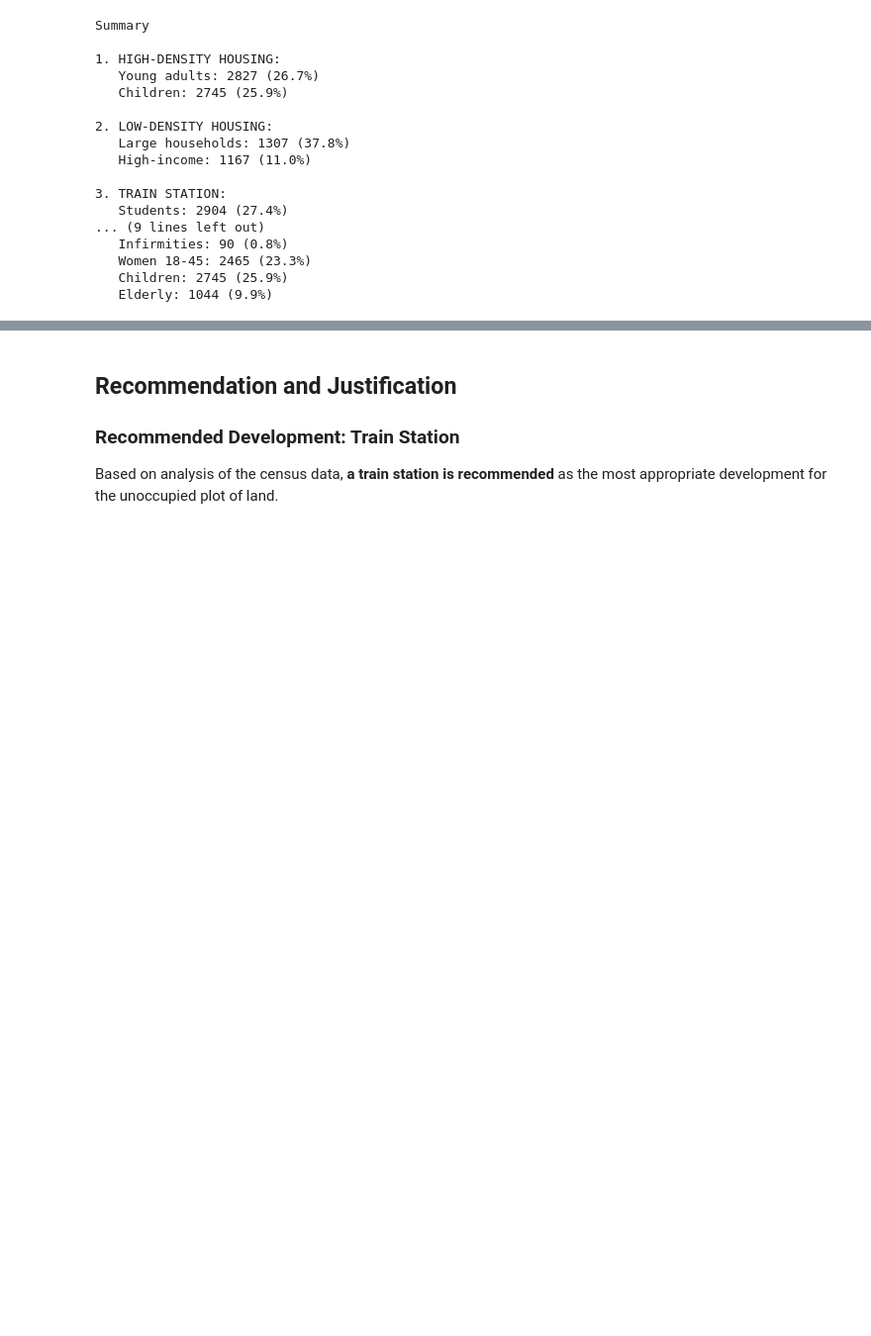
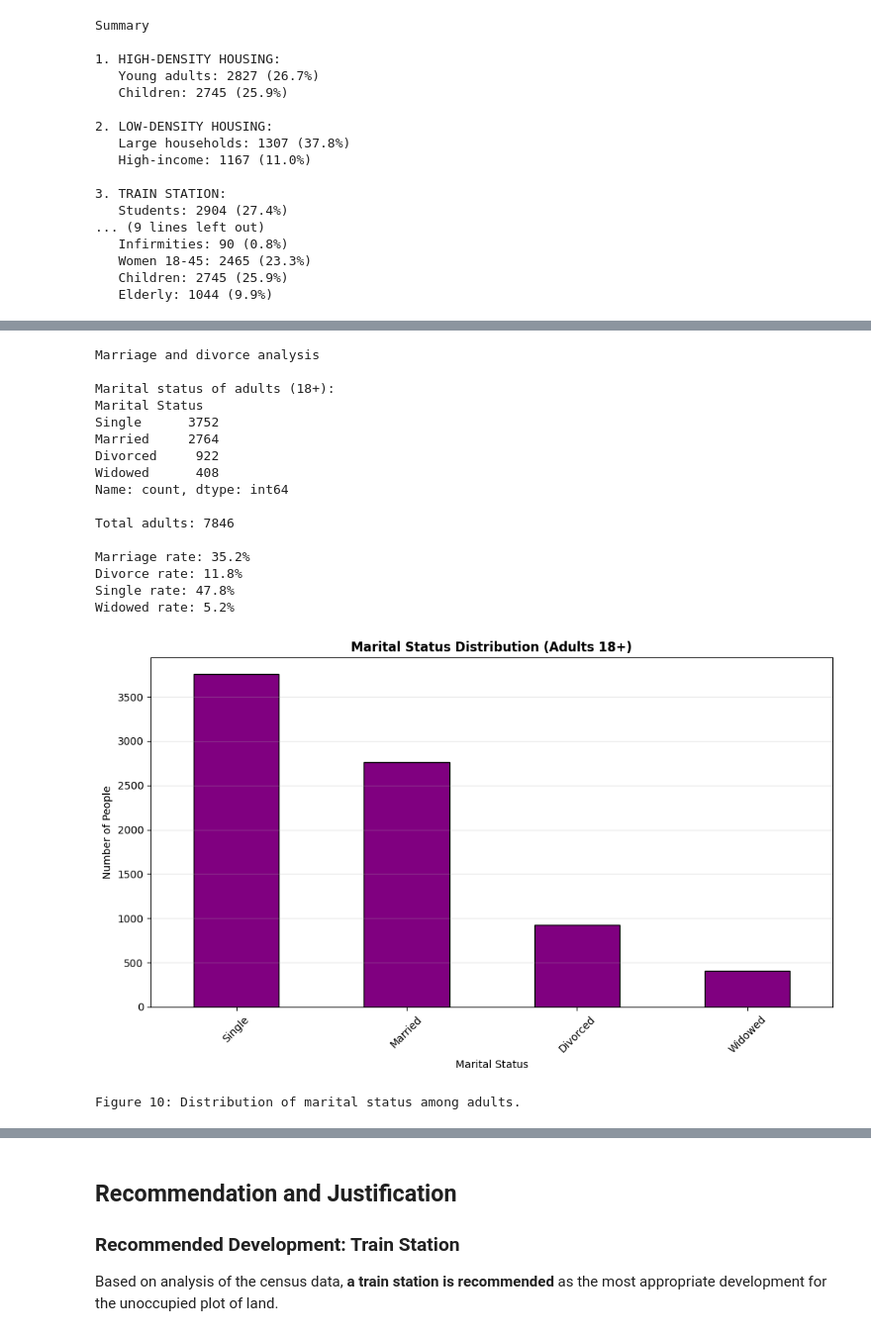
Before and after one commit to dannywu1101/FundamentalsDataScienceFinalProject, a Jupyter notebook: Project.ipynb, the cells around one changed output, grey strips where cells are left out. Shown at 99% size. Drawn from its saved outputs; the diff is of its cells as text; code cells hidden in the pictures; blank space fills up the shorter version.

```diff
--- a/Project.ipynb
+++ b/Project.ipynb
@@ -632,0 +724,53 @@ Summary
+# %%
+# Marriage and divorce analysis
+print("Marriage and divorce analysis")
+# Only look at adults (18+)
+adults = df[df['Age'] >= 18]
+
+# Count marital status
+marital_counts = adults['Marital Status'].value_counts()
+print("\nMarital status of adults (18+):")
+print(marital_counts)
+print(f"\nTotal adults: {len(adults)}")
+
+# Calculate rates
+married = marital_counts.get('Married', 0)
+divorced = marital_counts.get('Divorced', 0)
+single = marital_counts.get('Single', 0)
+widowed = marital_counts.get('Widowed', 0)
+
+print(f"\nMarriage rate: {married/len(adults)*100:.1f}%")
+print(f"Divorce rate: {divorced/len(adults)*100:.1f}%")
+print(f"Single rate: {single/len(adults)*100:.1f}%")
+print(f"Widowed rate: {widowed/len(adults)*100:.1f}%")
+
+# Visualization
+plt.figure(figsize=(10, 6))
+marital_counts.plot(kind='bar', color='purple', edgecolor='black')
+plt.title('Marital Status Distribution (Adults 18+)', fontsize=12, fontweight='bold')
+plt.xlabel('Marital Status', fontsize=10)
+plt.ylabel('Number of People', fontsize=10)
+plt.xticks(rotation=45)
+plt.grid(axis='y', alpha=0.3)
+plt.tight_layout()
+plt.show()
+print("Figure 10: Distribution of marital status among adults.")
+# %% [output]
+Marriage and divorce analysis
+
+Marital status of adults (18+):
+Marital Status
+Single      3752
+Married     2764
+Divorced     922
+Widowed      408
+Name: count, dtype: int64
+
+Total adults: 7846
+
+Marriage rate: 35.2%
+Divorce rate: 11.8%
+Single rate: 47.8%
+Widowed rate: 5.2%
+[figure, added]
+Figure 10: Distribution of marital status among adults.
```
Also changed, not shown: parts of 6 cells of this notebook.
